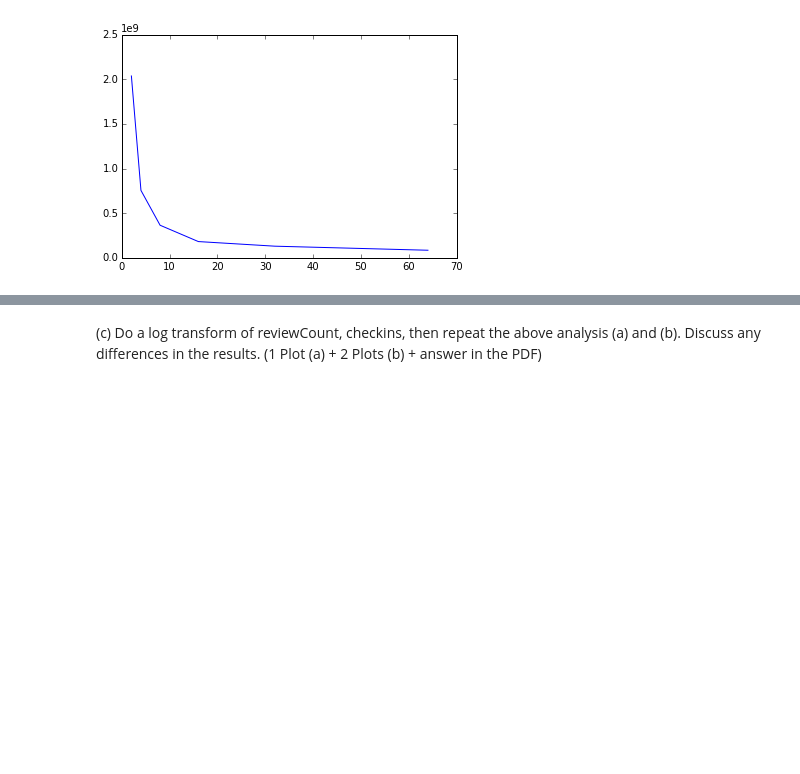
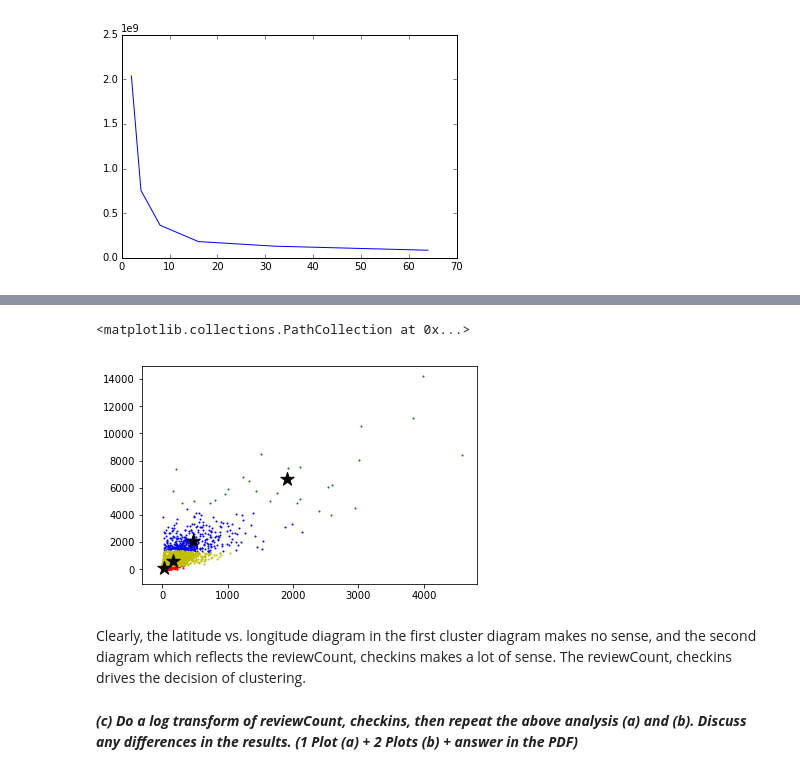
Before and after one commit to doudoujay/cs373, a Jupyter notebook: ma438-hw2/ma438-hw2.ipynb, the cells around one changed output, grey strips where cells are left out. Cells and saved outputs as stored; diff of their text form; code cells hidden in the pictures; blank space fills up the shorter version.

```diff
--- a/ma438-hw2/ma438-hw2.ipynb
+++ b/ma438-hw2/ma438-hw2.ipynb
@@ -60,2 +74,17 @@ ax.scatter(C[:, 0], C[:, 1], marker='*', s=200, c='#050505')
+# %%
+# (2) reviewCount, checkins.
+colors = ['r', 'g', 'b', 'y', 'c', 'm']
+fig, ax = plt.subplots()
+for i in range(k):
+        points = np.take(clustering.X,clustering.globalCs[i].data, axis=0)
+        ax.scatter(points[:, 2] , points[:, 3], s=1, c=colors[i])
+
+C = np.array([c.center for c in clustering.globalCs])
+ax.scatter(C[:, 2], C[:, 3], marker='*', s=200, c='#050505')
+# %% [output]
+<matplotlib.collections.PathCollection at 0x...>
+[figure, added]
+# %% [markdown]
+Clearly, the latitude vs. longitude diagram in the first cluster diagram makes no sense, and the second diagram which reflects the reviewCount, checkins makes a lot of sense. The reviewCount, checkins drives the decision of clustering.
 # %% [markdown]
-(c) Do a log transform of reviewCount, checkins, then repeat the above analysis (a) and (b). Discuss any differences in the results. (1 Plot (a) + 2 Plots (b) + answer in the PDF)
+***(c) Do a log transform of reviewCount, checkins, then repeat the above analysis (a) and (b). Discuss any differences in the results. (1 Plot (a) + 2 Plots (b) + answer in the PDF)***
```
Also changed, not shown: parts of 28 cells of this notebook, 4 other files.
